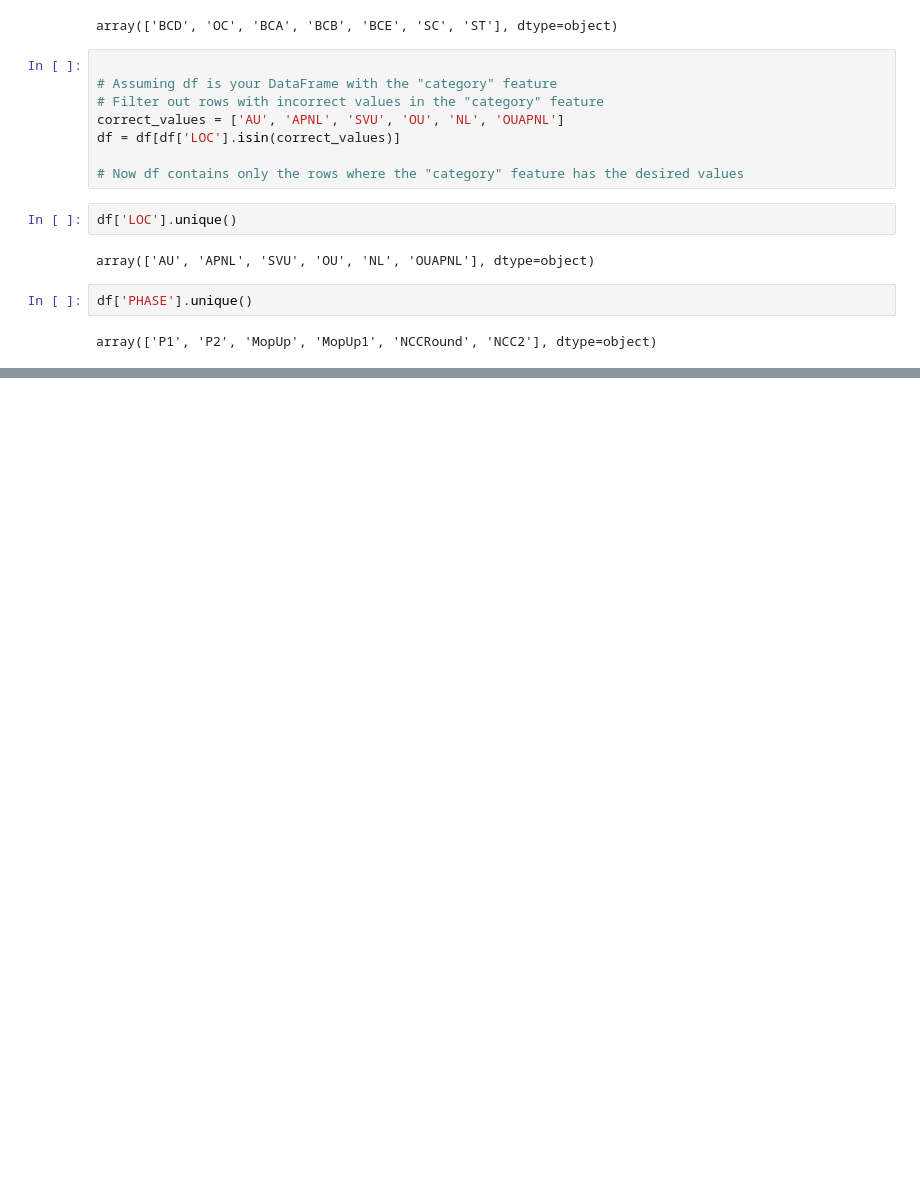
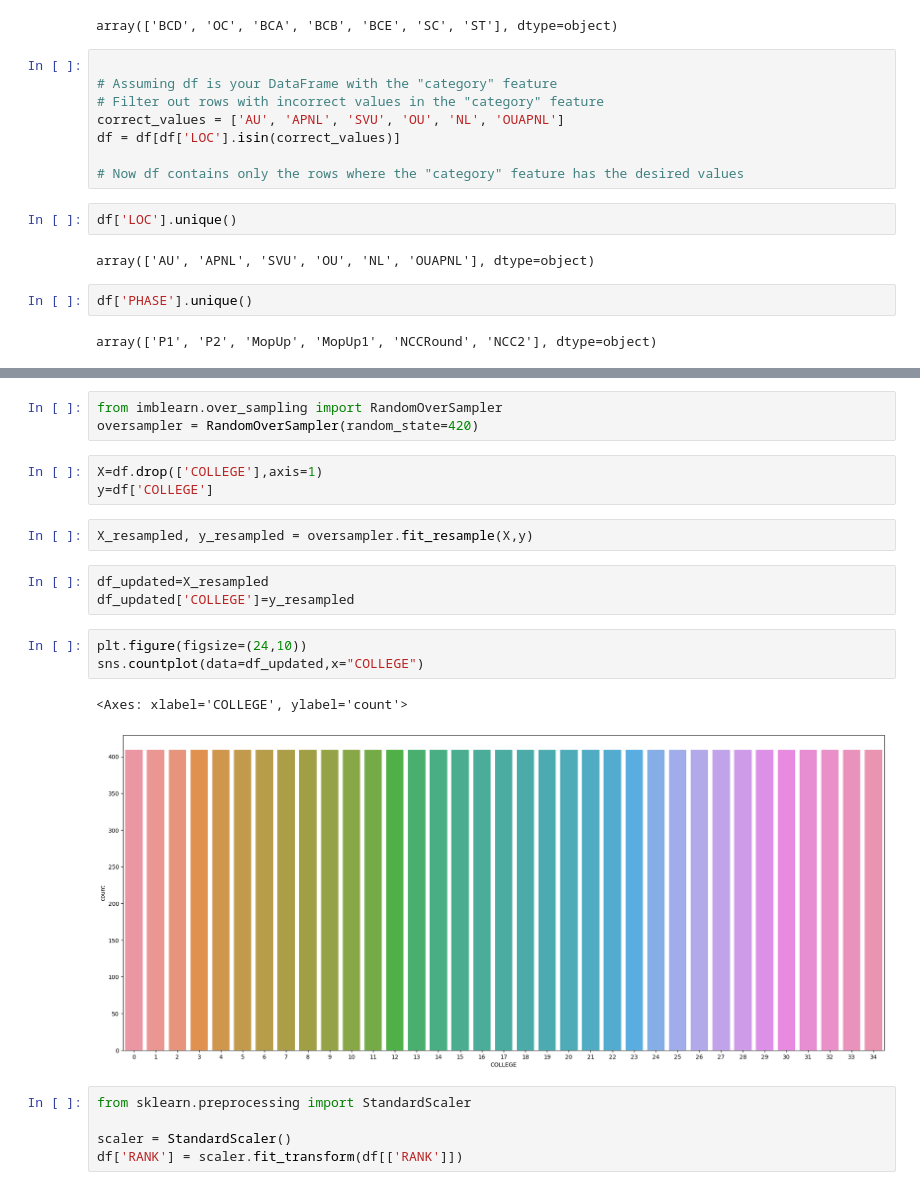
Before and after one commit to namanmuktha/researchpaper2k24, a Jupyter notebook: model.ipynb, the cells around one changed output, grey strips where cells are left out. Cells and saved outputs as stored; diff of their text form; blank space fills up the shorter version.

```diff
--- a/model.ipynb
+++ b/model.ipynb
@@ -74,0 +205,22 @@ array(['P1', 'P2', 'MopUp', 'MopUp1', 'NCCRound', 'NCC2'], dtype=object)
+# %%
+from imblearn.over_sampling import RandomOverSampler
+oversampler = RandomOverSampler(random_state=420)
+# %%
+X=df.drop(['COLLEGE'],axis=1)
+y=df['COLLEGE']
+# %%
+X_resampled, y_resampled = oversampler.fit_resample(X,y)
+# %%
+df_updated=X_resampled
+df_updated['COLLEGE']=y_resampled
+# %%
+plt.figure(figsize=(24,10))
+sns.countplot(data=df_updated,x="COLLEGE")
+# %% [output]
+<Axes: xlabel='COLLEGE', ylabel='count'>
+[figure, added]
+# %%
+from sklearn.preprocessing import StandardScaler
+
+scaler = StandardScaler()
+df['RANK'] = scaler.fit_transform(df[['RANK']])
```
Also changed, not shown: parts of 23 cells of this notebook, 1 other file.
